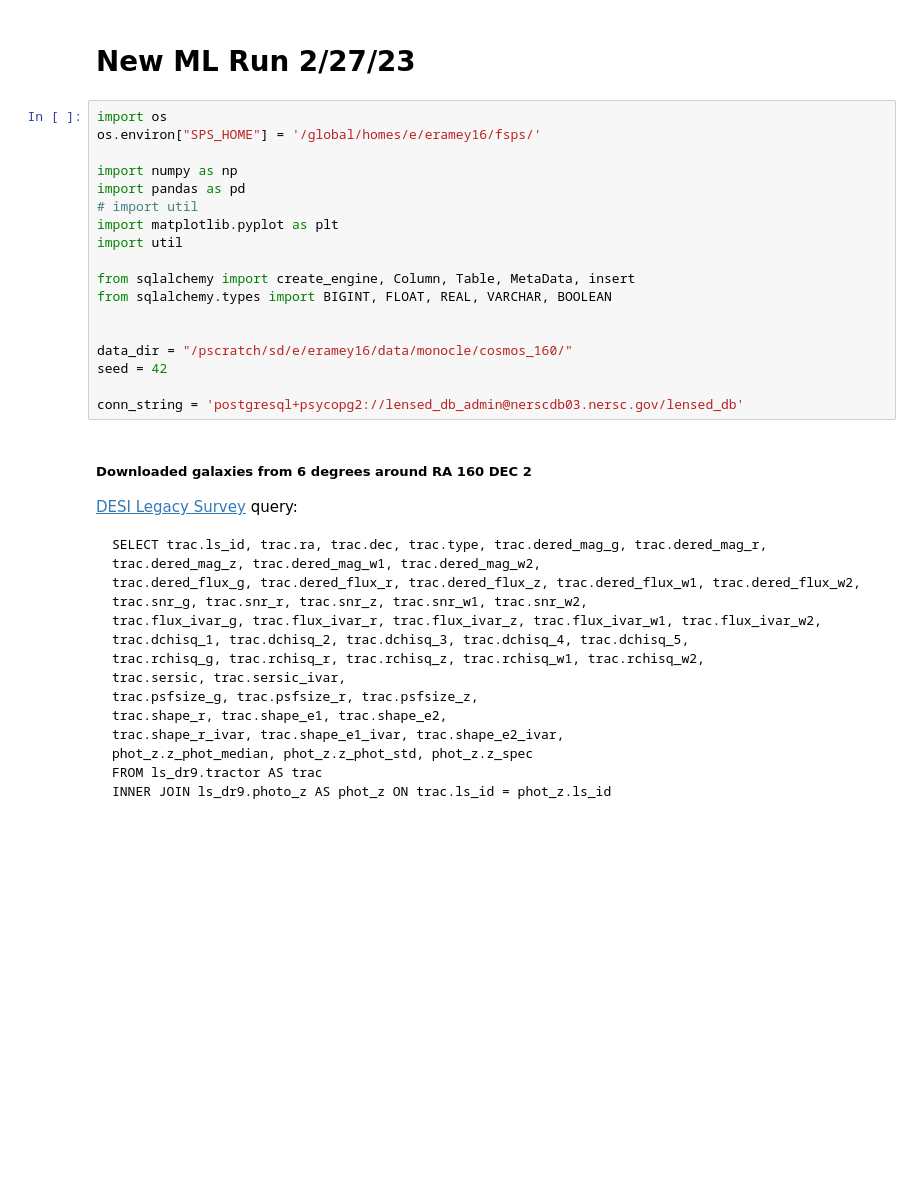
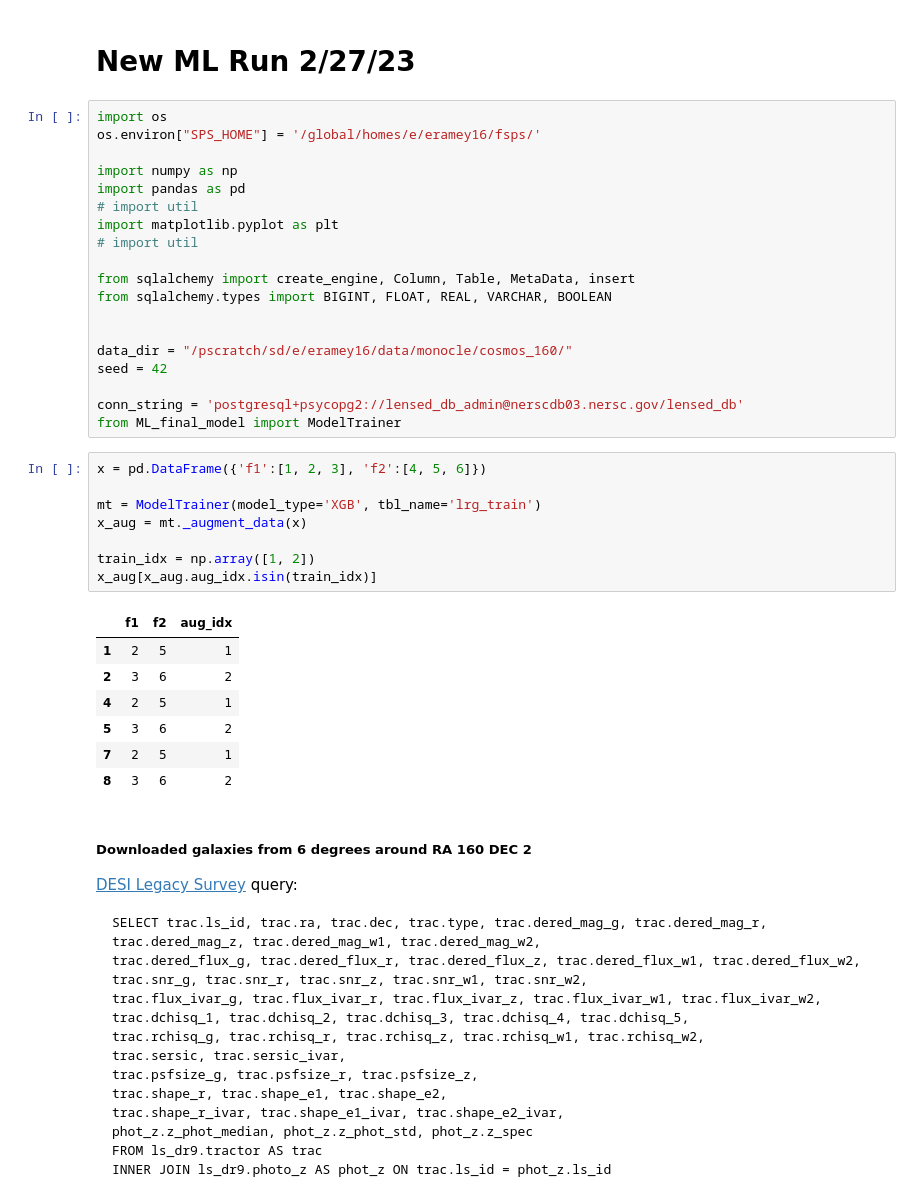
Before and after one commit to eramey16/galactic_lenses, a Jupyter notebook: Test_ML.ipynb, the cells around one changed output. Drawn from its saved outputs; the diff is of its cells as text; blank space fills up the shorter version.

```diff
--- a/Test_ML.ipynb
+++ b/Test_ML.ipynb
@@ -8,7 +8,7 @@ import numpy as np
 import pandas as pd
 # import util
 import matplotlib.pyplot as plt
-import util
+# import util
 
 from sqlalchemy import create_engine, Column, Table, MetaData, insert
 from sqlalchemy.types import BIGINT, FLOAT, REAL, VARCHAR, BOOLEAN
@@ -18,6 +18,23 @@ data_dir = "/pscratch/sd/e/eramey16/data/monocle/cosmos_160/"
 seed = 42
 
 conn_string = 'postgresql+psycopg2://lensed_db_admin@nerscdb03.nersc.gov/lensed_db'
+from ML_final_model import ModelTrainer
+# %%
+x = pd.DataFrame({'f1':[1, 2, 3], 'f2':[4, 5, 6]})
+
+mt = ModelTrainer(model_type='XGB', tbl_name='lrg_train')
+x_aug = mt._augment_data(x)
+
+train_idx = np.array([1, 2])
+x_aug[x_aug.aug_idx.isin(train_idx)]
+# %% [output]
+|  | f1 | f2 | aug_idx |
+| 1 | 2 | 5 | 1 |
+| 2 | 3 | 6 | 2 |
+| 4 | 2 | 5 | 1 |
+| 5 | 3 | 6 | 2 |
+| 7 | 2 | 5 | 1 |
+| 8 | 3 | 6 | 2 |
 # %% [markdown]
 ##### Downloaded galaxies from 6 degrees around RA 160 DEC 2
 [DESI Legacy Survey](https://datalab.noirlab.edu/query.php?name=ls_dr9.photo_z)
```
Also changed, not shown: 1 other file.
